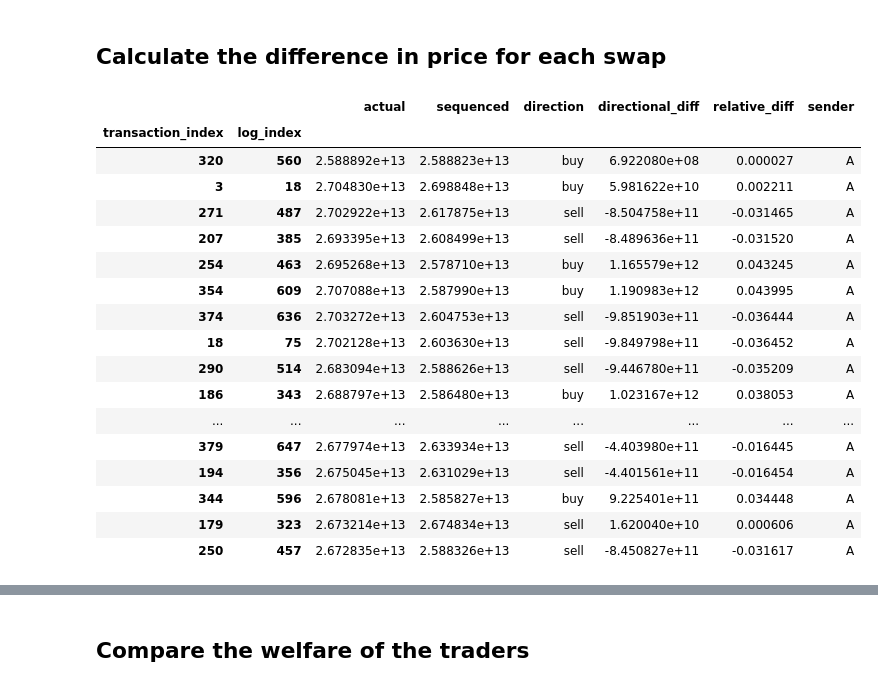
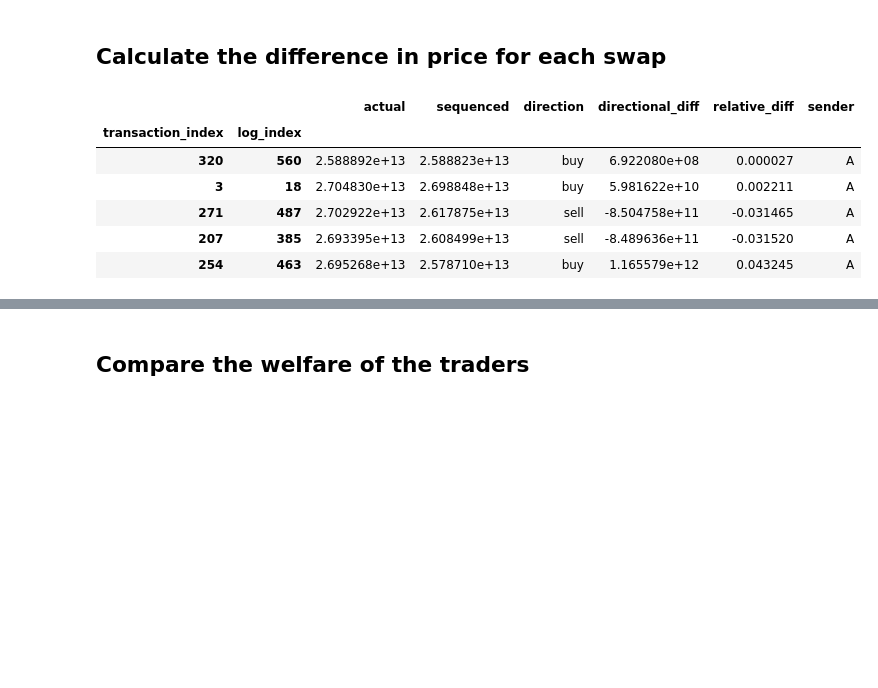
Before and after one commit to ankile/defi-measurement, a Jupyter notebook: experiments/sequencing_rule.ipynb, the cells around one changed output, grey strips where cells are left out. Drawn from its saved outputs; the diff is of its cells as text; code cells hidden in the pictures; blank space fills up the shorter version.

```diff
--- a/experiments/sequencing_rule.ipynb
+++ b/experiments/sequencing_rule.ipynb
@@ -218,9 +194,6 @@ pool = load_pool(
 )
 # %% [output]
 Loading pool from cache
-# %%
-senders = df.sender.unique()
-senders_dict = {s: chr(65 + i) for i, s in enumerate(senders)}
 # %%
 def run_sequence(pool: v3Pool, df: pd.DataFrame, senders_dict: dict, ax=None) -> tuple[pd.DataFrame, list, list]:
 
@@ -348,10 +321,15 @@ def run_sequence(pool: v3Pool, df: pd.DataFrame, senders_dict: dict, ax=None) ->
 
     # Return a dataframe with the realized prices with the same index as df
     return pd.DataFrame(dict(prices=prices[1:], direction=df.direction), index=df.index), handles, labels
+# %%
+def make_senders_dict(df: pd.DataFrame) -> dict:
+    senders = df.sender.unique()
+    return {s: chr(65 + i) for i, s in enumerate(senders)}
 # %% [markdown]
 ## Run simulations for the block as it was
 # %%
 # Plot the original sequence
+senders_dict = make_senders_dict(df)
 realized, _, _ = run_sequence(pool, df, senders_dict)
 
 realized.head()
@@ -452,38 +437,32 @@ fig.tight_layout()
 # %% [markdown]
 ## Calculate the difference in price for each swap
 # %%
-diff_df = pd.concat(
-    [
-        realized.rename(columns={"prices": "actual"}).drop(columns="direction"),
-        sequenced_realized.rename(columns={"prices": "sequenced"}),
-    ],
-    axis=1,
-)
+def get_welfare_change(original: pd.DataFrame, sequenced: pd.DataFrame) -> pd.DataFrame:
+    diff_df = pd.concat(
+        [
+            original.rename(columns={"prices": "actual"}).drop(columns="direction"),
+            sequenced.rename(columns={"prices": "sequenced"}),
+        ],
+        axis=1,
+    )
 
-df_diff = diff_df.assign(directional_diff=np.where(df.direction.values == "sell", (diff_df.sequenced - diff_df.actual).values, diff_df.actual - diff_df.sequenced)) # type: ignore
-df_diff = df_diff.assign(relative_diff=df_diff.directional_diff / df_diff.actual) # type: ignore
+    df_diff = diff_df.assign(directional_diff=np.where(df.direction.values == "sell", (diff_df.sequenced - diff_df.actual).values, diff_df.actual - diff_df.sequenced)) # type: ignore
+    df_diff = df_diff.assign(relative_diff=df_diff.directional_diff / df_diff.actual) # type: ignore
 
-# Join with the senders from the original dataframe
-df_diff = df_diff.join(df.sender)
-df_diff.sender = df_diff.sender.map(senders_dict)
+    # Join with the senders from the original dataframe
+    df_diff = df_diff.join(df.sender)
+    df_diff.sender = df_diff.sender.map(senders_dict)
 
-df_diff
+    return df_diff
+
+df_diff = get_welfare_change(original_prices, sequenced_prices)
+
+df_diff.head()
 # %% [output]
 |  |  | actual | sequenced | direction | directional_diff | relative_diff | sender |
 | transaction_index | log_index |  |  |  |  |  |  |
 | 320 | 560 | 2.588892e+13 | 2.588823e+13 | buy | 6.922080e+08 | 0.000027 | A |
 | 3 | 18 | 2.704830e+13 | 2.698848e+13 | buy | 5.981622e+10 | 0.002211 | A |
 | 271 | 487 | 2.702922e+13 | 2.617875e+13 | sell | -8.504758e+11 | -0.031465 | A |
 | 207 | 385 | 2.693395e+13 | 2.608499e+13 | sell | -8.489636e+11 | -0.031520 | A |
 | 254 | 463 | 2.695268e+13 | 2.578710e+13 | buy | 1.165579e+12 | 0.043245 | A |
-| 354 | 609 | 2.707088e+13 | 2.587990e+13 | buy | 1.190983e+12 | 0.043995 | A |
-| 374 | 636 | 2.703272e+13 | 2.604753e+13 | sell | -9.851903e+11 | -0.036444 | A |
-| 18 | 75 | 2.702128e+13 | 2.603630e+13 | sell | -9.849798e+11 | -0.036452 | A |
-| 290 | 514 | 2.683094e+13 | 2.588626e+13 | sell | -9.446780e+11 | -0.035209 | A |
-| 186 | 343 | 2.688797e+13 | 2.586480e+13 | buy | 1.023167e+12 | 0.038053 | A |
-| ... | ... | ... | ... | ... | ... | ... | ... |
-| 379 | 647 | 2.677974e+13 | 2.633934e+13 | sell | -4.403980e+11 | -0.016445 | A |
-| 194 | 356 | 2.675045e+13 | 2.631029e+13 | sell | -4.401561e+11 | -0.016454 | A |
-| 344 | 596 | 2.678081e+13 | 2.585827e+13 | buy | 9.225401e+11 | 0.034448 | A |
-| 179 | 323 | 2.673214e+13 | 2.674834e+13 | sell | 1.620040e+10 | 0.000606 | A |
-| 250 | 457 | 2.672835e+13 | 2.588326e+13 | sell | -8.450827e+11 | -0.031617 | A |
```
Also changed, not shown: parts of 7 cells of this notebook.
